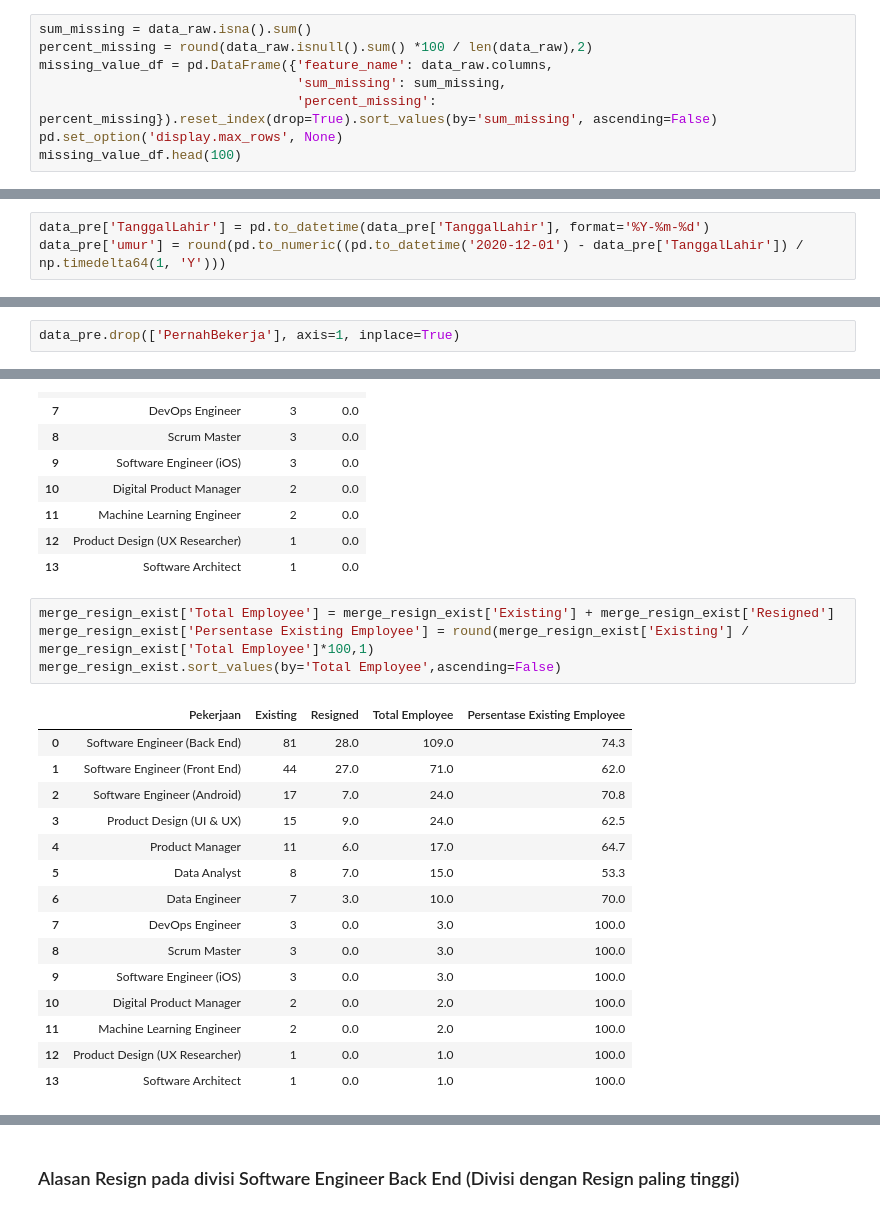
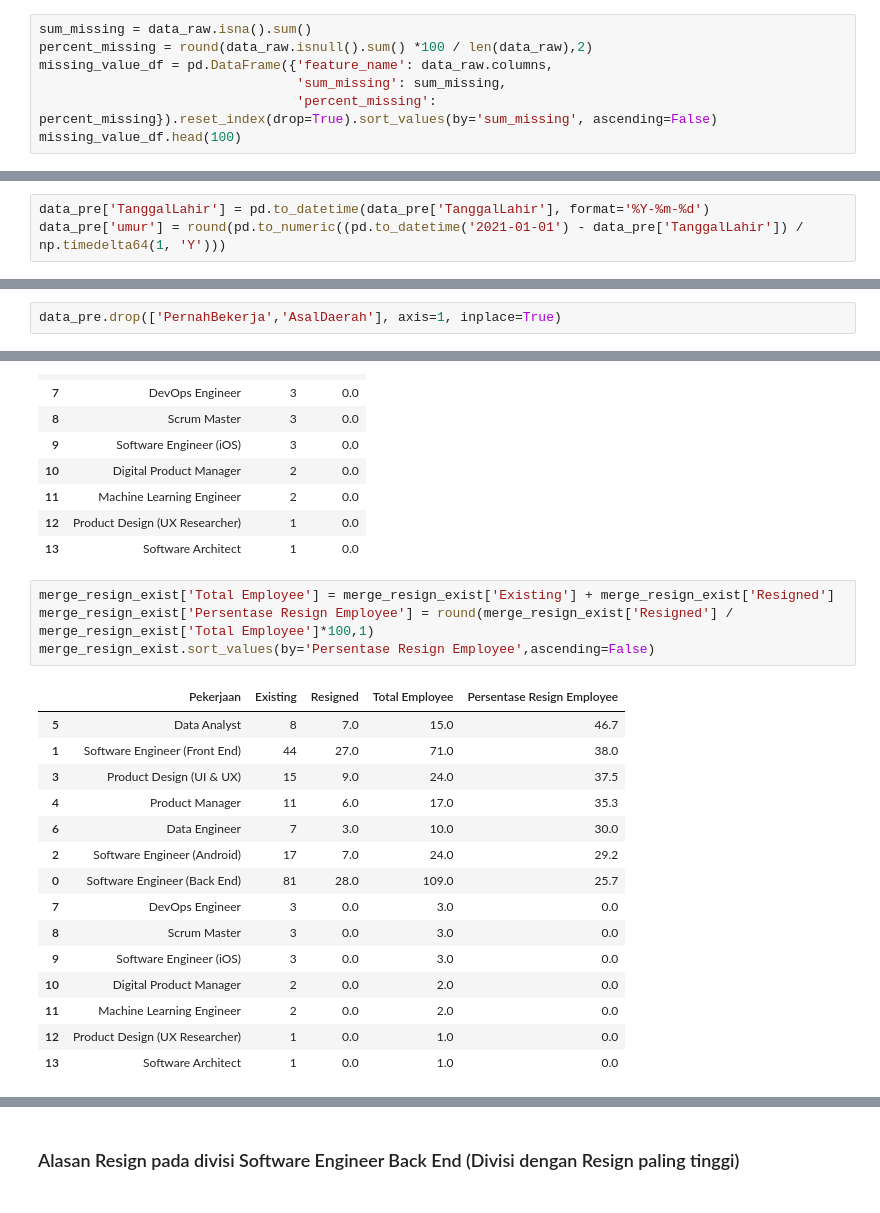
Before and after one commit to garrylgiancarlo/project-emp-retention, a Jupyter notebook: emp-retention.ipynb, the cells around one changed output, grey strips where cells are left out. Saved outputs shown, nothing was run; the diff lists cells and outputs as text.

```diff
--- a/emp-retention.ipynb
+++ b/emp-retention.ipynb
@@ -53,7 +50,6 @@ percent_missing = round(data_raw.isnull().sum() *100 / len(data_raw),2)
 missing_value_df = pd.DataFrame({'feature_name': data_raw.columns,
                                  'sum_missing': sum_missing,
                                  'percent_missing': percent_missing}).reset_index(drop=True).sort_values(by='sum_missing', ascending=False)
-pd.set_option('display.max_rows', None)
 missing_value_df.head(100)
 # %% [output]
 |  | feature_name | sum_missing | percent_missing |
@@ -226,7 +222,7 @@ data_pre['TanggalLahir'].head(2)
 Name: TanggalLahir, dtype: object
 # %%
 data_pre['TanggalLahir'] = pd.to_datetime(data_pre['TanggalLahir'], format='%Y-%m-%d')
-data_pre['umur'] = round(pd.to_numeric((pd.to_datetime('2020-12-01') - data_pre['TanggalLahir']) / np.timedelta64(1, 'Y')))
+data_pre['umur'] = round(pd.to_numeric((pd.to_datetime('2021-01-01') - data_pre['TanggalLahir']) / np.timedelta64(1, 'Y')))
 # %%
 data_pre['umur'].describe()
 # %% [output]
@@ -350,7 +346,7 @@ Name: AlasanResign, dtype: int64
 Terlihat bahwa pada feature `PernahBekerja` walaupun ada 2 unique value namun kedua value tersebut punya maksud yang sama sehingga hanya ada 1 unique value pada feature tersebut, oleh sebab itu feature `PernahBekerja` akan di drop
 <br> Pada feature `StatusPernikahan` terdapat value "-", value tersebut akan dimerge dengan value "Lainnya"
 # %%
-data_pre.drop(['PernahBekerja'], axis=1, inplace=True)
+data_pre.drop(['PernahBekerja','AsalDaerah'], axis=1, inplace=True)
 # %%
 data_pre['StatusPernikahan'] = data_pre['StatusPernikahan'].replace({'-':'Lainnya'})
 # %%
@@ -551,22 +546,22 @@ merge_resign_exist
 | 13 | Software Architect | 1 | 0.0 |
 # %%
 merge_resign_exist['Total Employee'] = merge_resign_exist['Existing'] + merge_resign_exist['Resigned']
-merge_resign_exist['Persentase Existing Employee'] = round(merge_resign_exist['Existing'] / merge_resign_exist['Total Employee']*100,1)
-merge_resign_exist.sort_values(by='Total Employee',ascending=False)
+merge_resign_exist['Persentase Resign Employee'] = round(merge_resign_exist['Resigned'] / merge_resign_exist['Total Employee']*100,1)
+merge_resign_exist.sort_values(by='Persentase Resign Employee',ascending=False)
 # %% [output]
-|  | Pekerjaan | Existing | Resigned | Total Employee | Persentase Existing Employee |
-| 0 | Software Engineer (Back End) | 81 | 28.0 | 109.0 | 74.3 |
-| 1 | Software Engineer (Front End) | 44 | 27.0 | 71.0 | 62.0 |
-| 2 | Software Engineer (Android) | 17 | 7.0 | 24.0 | 70.8 |
-| 3 | Product Design (UI & UX) | 15 | 9.0 | 24.0 | 62.5 |
-| 4 | Product Manager | 11 | 6.0 | 17.0 | 64.7 |
-| 5 | Data Analyst | 8 | 7.0 | 15.0 | 53.3 |
-| 6 | Data Engineer | 7 | 3.0 | 10.0 | 70.0 |
-| 7 | DevOps Engineer | 3 | 0.0 | 3.0 | 100.0 |
-| 8 | Scrum Master | 3 | 0.0 | 3.0 | 100.0 |
-| 9 | Software Engineer (iOS) | 3 | 0.0 | 3.0 | 100.0 |
-| 10 | Digital Product Manager | 2 | 0.0 | 2.0 | 100.0 |
-| 11 | Machine Learning Engineer | 2 | 0.0 | 2.0 | 100.0 |
-| 12 | Product Design (UX Researcher) | 1 | 0.0 | 1.0 | 100.0 |
-| 13 | Software Architect | 1 | 0.0 | 1.0 | 100.0 |
+|  | Pekerjaan | Existing | Resigned | Total Employee | Persentase Resign Employee |
+| 5 | Data Analyst | 8 | 7.0 | 15.0 | 46.7 |
+| 1 | Software Engineer (Front End) | 44 | 27.0 | 71.0 | 38.0 |
+| 3 | Product Design (UI & UX) | 15 | 9.0 | 24.0 | 37.5 |
+| 4 | Product Manager | 11 | 6.0 | 17.0 | 35.3 |
+| 6 | Data Engineer | 7 | 3.0 | 10.0 | 30.0 |
+| 2 | Software Engineer (Android) | 17 | 7.0 | 24.0 | 29.2 |
+| 0 | Software Engineer (Back End) | 81 | 28.0 | 109.0 | 25.7 |
+| 7 | DevOps Engineer | 3 | 0.0 | 3.0 | 0.0 |
+| 8 | Scrum Master | 3 | 0.0 | 3.0 | 0.0 |
+| 9 | Software Engineer (iOS) | 3 | 0.0 | 3.0 | 0.0 |
+| 10 | Digital Product Manager | 2 | 0.0 | 2.0 | 0.0 |
+| 11 | Machine Learning Engineer | 2 | 0.0 | 2.0 | 0.0 |
+| 12 | Product Design (UX Researcher) | 1 | 0.0 | 1.0 | 0.0 |
+| 13 | Software Architect | 1 | 0.0 | 1.0 | 0.0 |
 # %%
```
Also changed, not shown: parts of 118 cells of this notebook.
